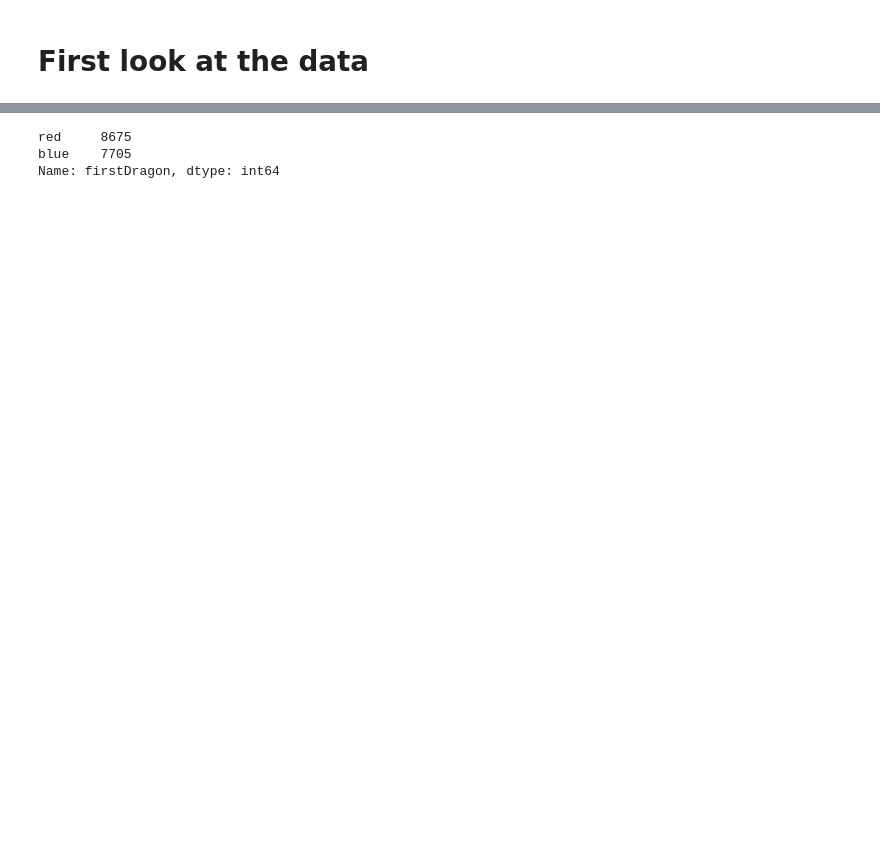
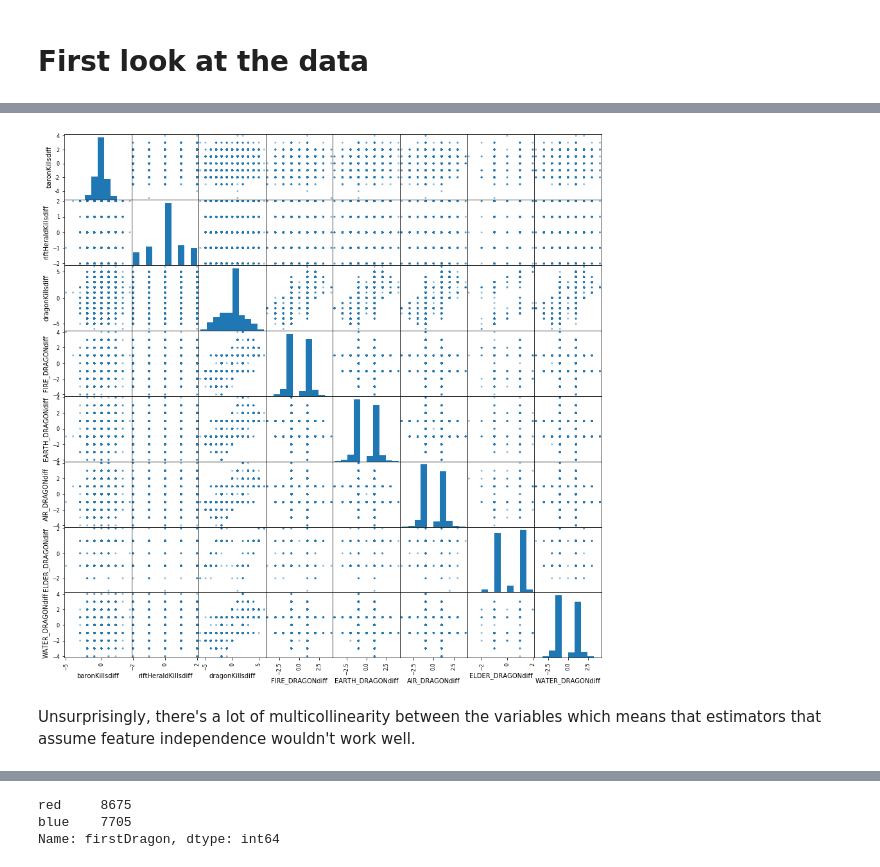
Before and after one commit to Serenitea/DSND-Capstone-LoL, a Jupyter notebook: WIP.ipynb, the cells around one changed output, grey strips where cells are left out. Cells and saved outputs as stored; diff of their text form; code cells hidden in the pictures; blank space fills up the shorter version.

```diff
--- a/WIP.ipynb
+++ b/WIP.ipynb
@@ -687,0 +683,19 @@ gamestate_by_time_dict[10]
+# %%
+var_diff = ['baronKillsdiff','riftHeraldKillsdiff',
+                   'dragonKillsdiff', 'FIRE_DRAGONdiff', 'EARTH_DRAGONdiff',
+                   'AIR_DRAGONdiff', 'ELDER_DRAGONdiff', 'WATER_DRAGONdiff']
+var_team = ['firstTower', 'firstInhibitor',
+       'firstDragon', 'firstRiftHerald', 'firstBaron', 'FIRE_DRAGONSoul',
+              'EARTH_DRAGONSoul', 'WATER_DRAGONSoul', 'AIR_DRAGONSoul']
+var_firsts = ['firstTower', 'firstInhibitor',
+       'firstDragon', 'firstRiftHerald', 'firstBaron']
+var_dragtypediff = ['FIRE_DRAGONdiff', 'EARTH_DRAGONdiff',
+                   'AIR_DRAGONdiff', 'ELDER_DRAGONdiff', 'WATER_DRAGONdiff']
+var_soul = ['FIRE_DRAGONSoul',
+              'EARTH_DRAGONSoul', 'WATER_DRAGONSoul', 'AIR_DRAGONSoul']
+# %%
+pd.plotting.scatter_matrix(df_post[var_diff].astype(float), figsize = [15, 15]);
+# %% [output]
+[figure, added]
+# %% [markdown]
+Unsurprisingly, there's a lot of multicollinearity between the variables which means that estimators that assume feature independence wouldn't work well.
```
Also changed, not shown: parts of 162 cells of this notebook, 13 other files.
